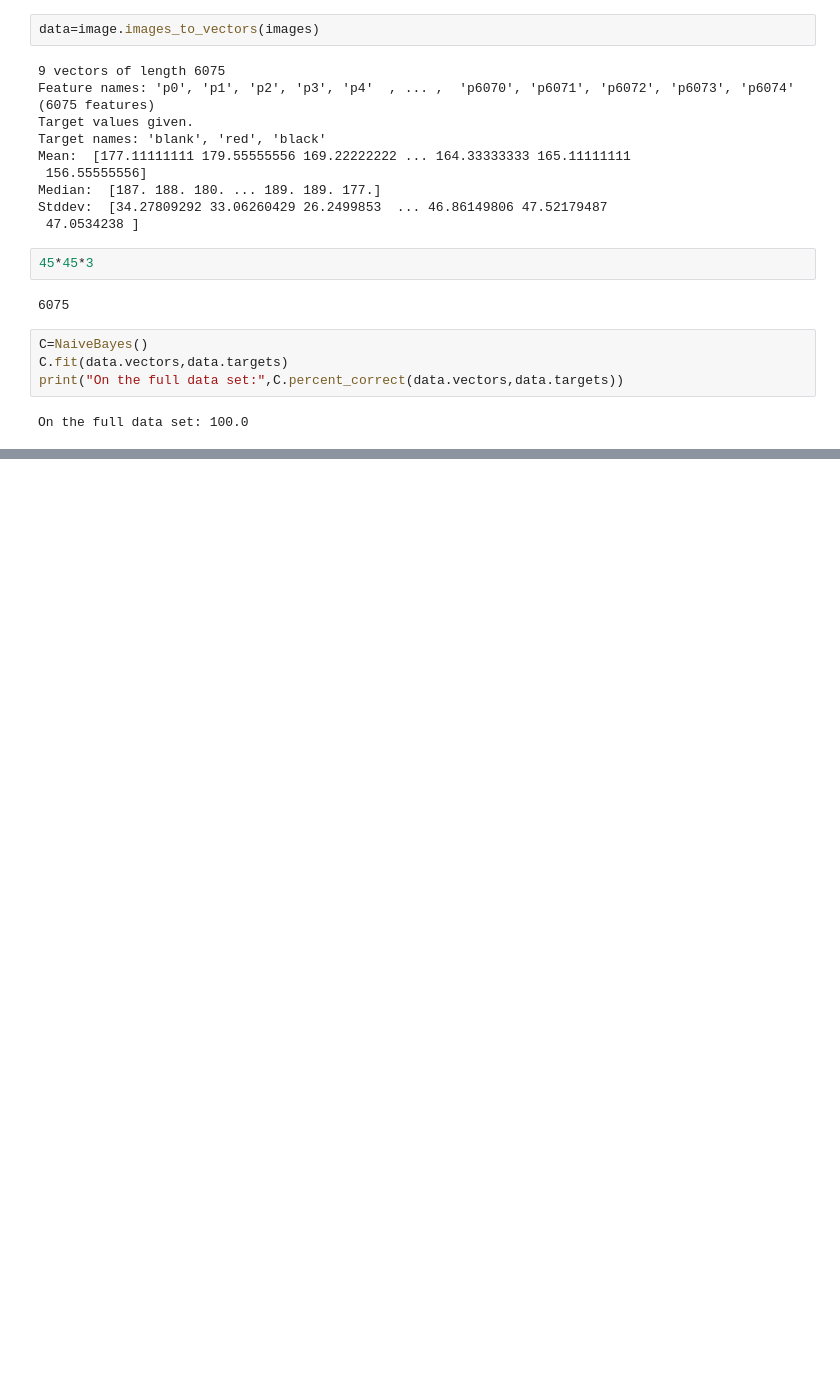
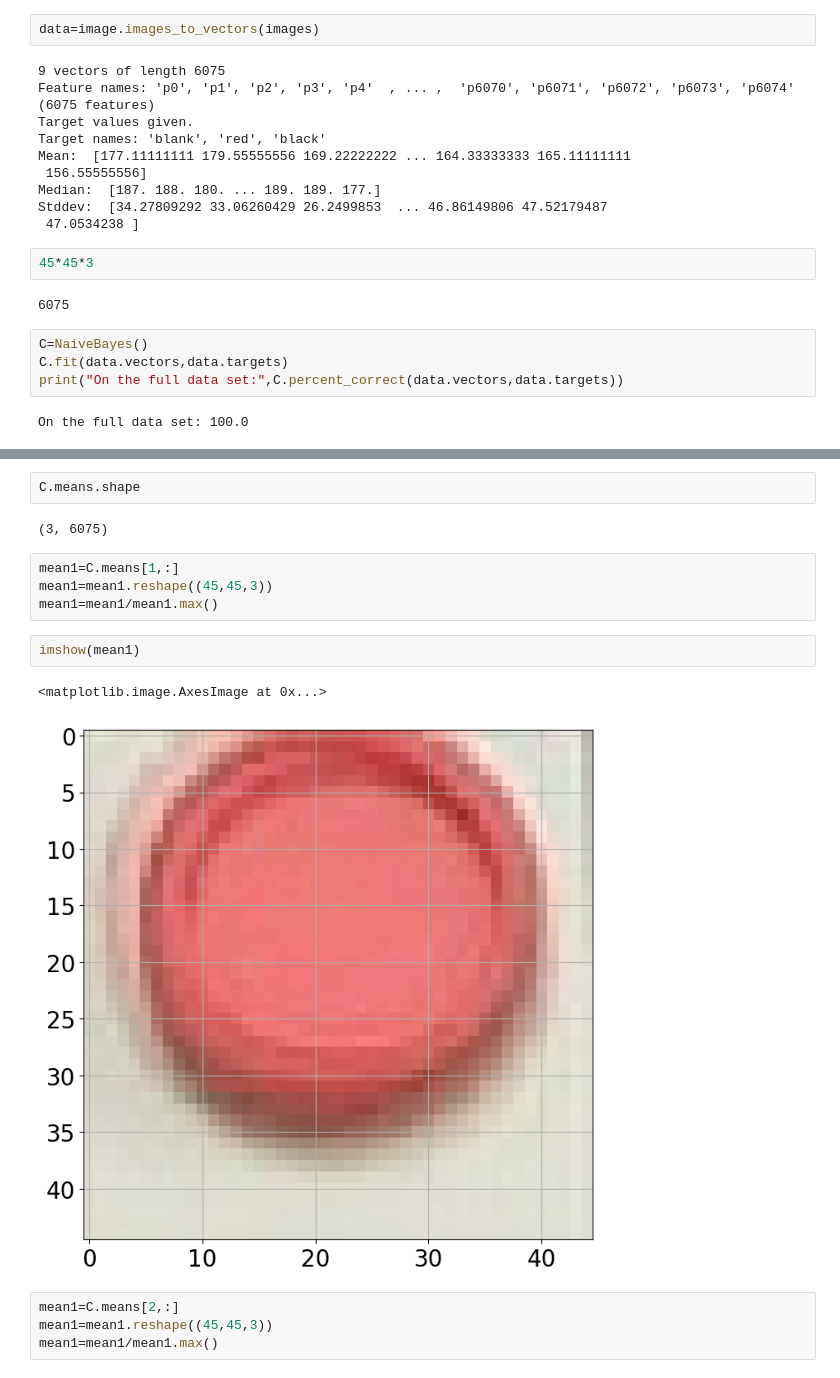
Before and after one commit to bblais/AI-and-Robotics-Fall-2023-Class-Notebooks, a Jupyter notebook: Sprint #4 - Classification, Images, and Neural Networks/2023-11-13 - Intro Classification.ipynb, the cells around one changed output, grey strips where cells are left out. Cells and saved outputs as stored; diff of their text form; blank space fills up the shorter version.

```diff
--- a/Sprint #4 - Classification, Images, and Neural Networks/2023-11-13 - Intro Classification.ipynb
+++ b/Sprint #4 - Classification, Images, and Neural Networks/2023-11-13 - Intro Classification.ipynb
@@ -234,0 +281,17 @@ On the full data set: 100.0
+# %%
+C.means.shape
+# %% [output]
+(3, 6075)
+# %%
+mean1=C.means[1,:]
+mean1=mean1.reshape((45,45,3))
+mean1=mean1/mean1.max()
+# %%
+imshow(mean1)
+# %% [output]
+<matplotlib.image.AxesImage at 0x...>
+[figure, added]
+# %%
+mean1=C.means[2,:]
+mean1=mean1.reshape((45,45,3))
+mean1=mean1/mean1.max()
```
Also changed, not shown: parts of 16 cells of this notebook, 7 other files.
